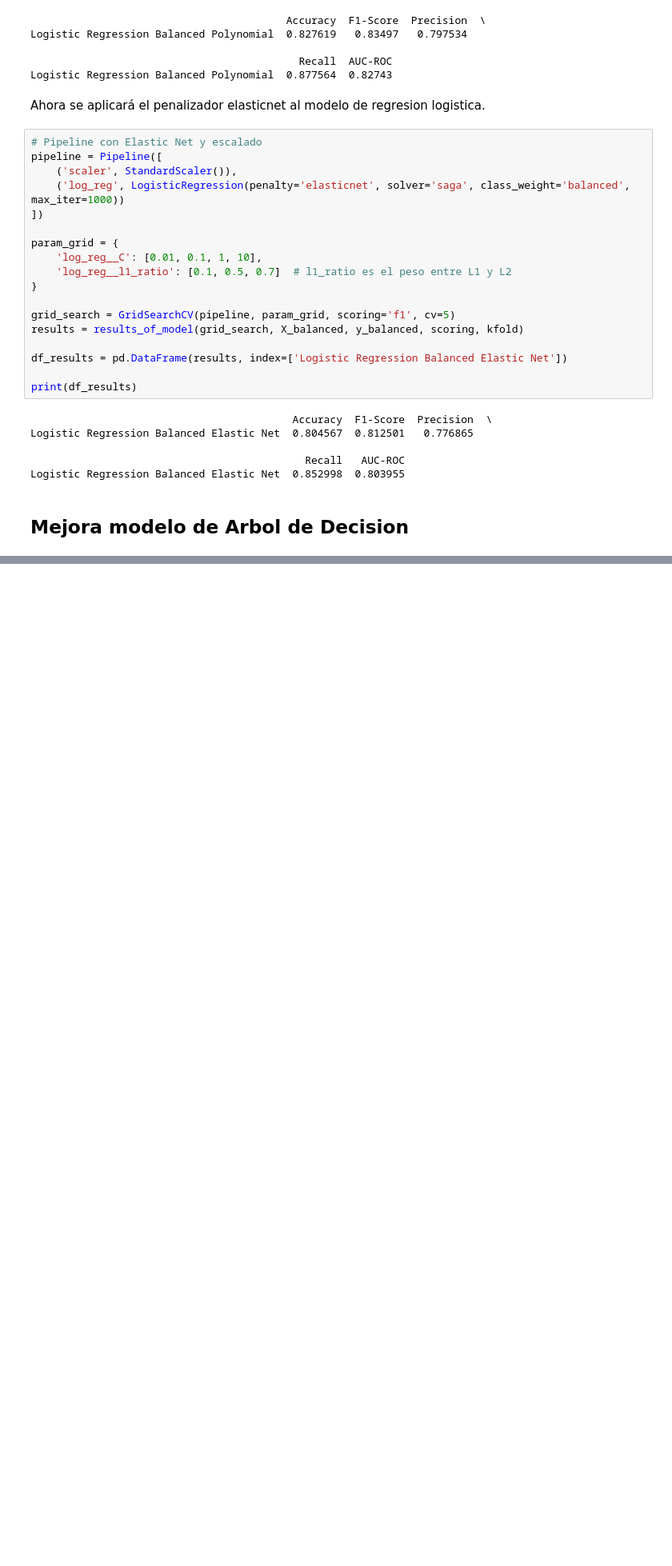
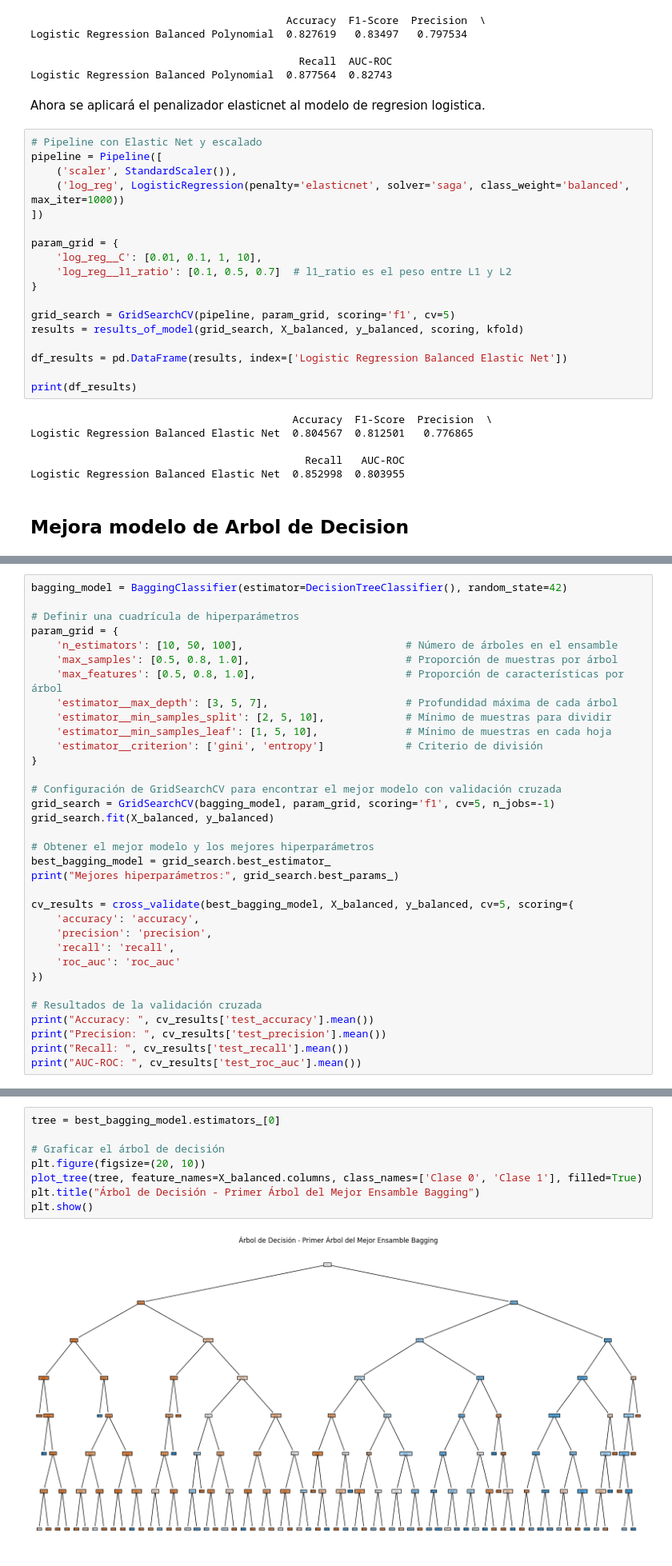
Before and after one commit to crxsx0/solemne-2-mineria-de-datos, a Jupyter notebook: main.ipynb, the cells around one changed output, grey strips where cells are left out. Shown at 80% size. Drawn from its saved outputs; the diff is of its cells as text; blank space fills up the shorter version.

```diff
--- a/main.ipynb
+++ b/main.ipynb
@@ -654,0 +692,34 @@ AttributeError: 'GridSearchCV' object has no attribute 'best_estimator_'
+# %%
+bagging_model = BaggingClassifier(estimator=DecisionTreeClassifier(), random_state=42)
+
+# Definir una cuadrícula de hiperparámetros
+param_grid = {
+    'n_estimators': [10, 50, 100],                          # Número de árboles en el ensamble
+    'max_samples': [0.5, 0.8, 1.0],                         # Proporción de muestras por árbol
+    'max_features': [0.5, 0.8, 1.0],                        # Proporción de características por árbol
+    'estimator__max_depth': [3, 5, 7],                      # Profundidad máxima de cada árbol
+    'estimator__min_samples_split': [2, 5, 10],             # Mínimo de muestras para dividir
+    'estimator__min_samples_leaf': [1, 5, 10],              # Mínimo de muestras en cada hoja
+    'estimator__criterion': ['gini', 'entropy']             # Criterio de división
+}
+
+# Configuración de GridSearchCV para encontrar el mejor modelo con validación cruzada
+grid_search = GridSearchCV(bagging_model, param_grid, scoring='f1', cv=5, n_jobs=-1)
+grid_search.fit(X_balanced, y_balanced)
+
+# Obtener el mejor modelo y los mejores hiperparámetros
+best_bagging_model = grid_search.best_estimator_
+print("Mejores hiperparámetros:", grid_search.best_params_)
+
+cv_results = cross_validate(best_bagging_model, X_balanced, y_balanced, cv=5, scoring={
+    'accuracy': 'accuracy',
+    'precision': 'precision',
+    'recall': 'recall',
+    'roc_auc': 'roc_auc'
+})
+
+# Resultados de la validación cruzada
+print("Accuracy: ", cv_results['test_accuracy'].mean())
+print("Precision: ", cv_results['test_precision'].mean())
+print("Recall: ", cv_results['test_recall'].mean())
+print("AUC-ROC: ", cv_results['test_roc_auc'].mean())
@@ -654,0 +732,10 @@ AttributeError: 'GridSearchCV' object has no attribute 'best_estimator_'
+# %%
+tree = best_bagging_model.estimators_[0]
+
+# Graficar el árbol de decisión
+plt.figure(figsize=(20, 10))
+plot_tree(tree, feature_names=X_balanced.columns, class_names=['Clase 0', 'Clase 1'], filled=True)
+plt.title("Árbol de Decisión - Primer Árbol del Mejor Ensamble Bagging")
+plt.show()
+# %% [output]
+[figure, added]
```
Also changed, not shown: parts of 6 cells of this notebook.
